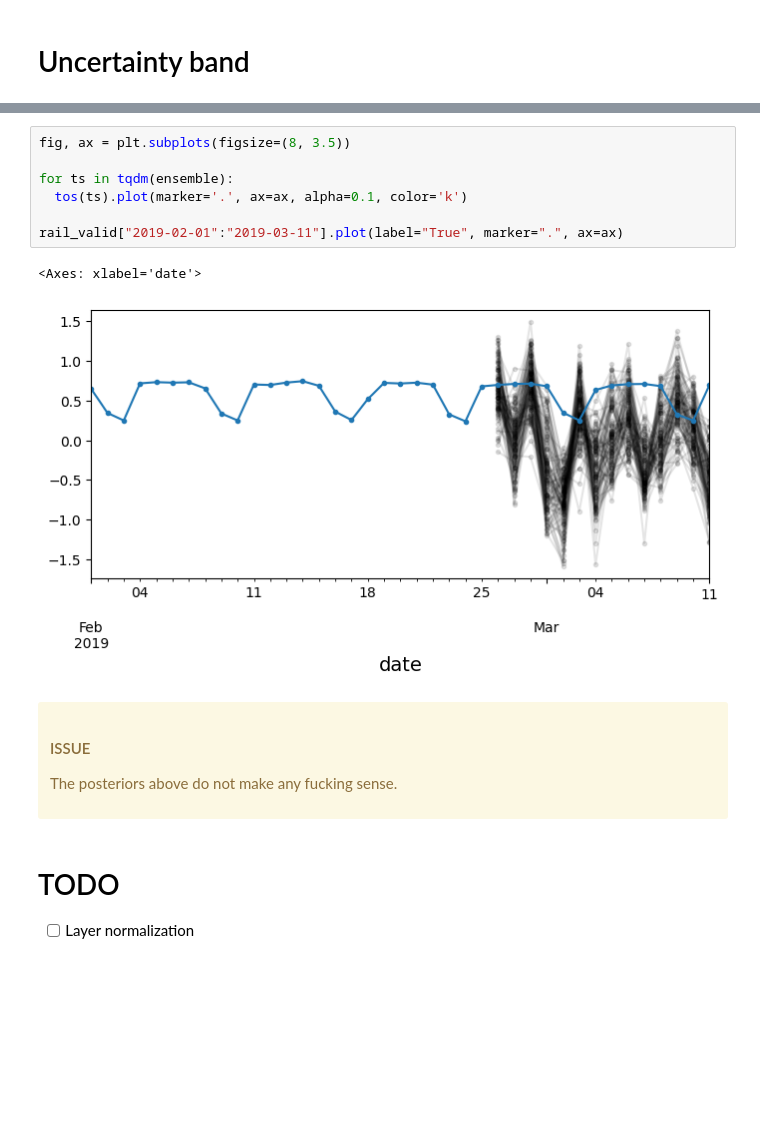
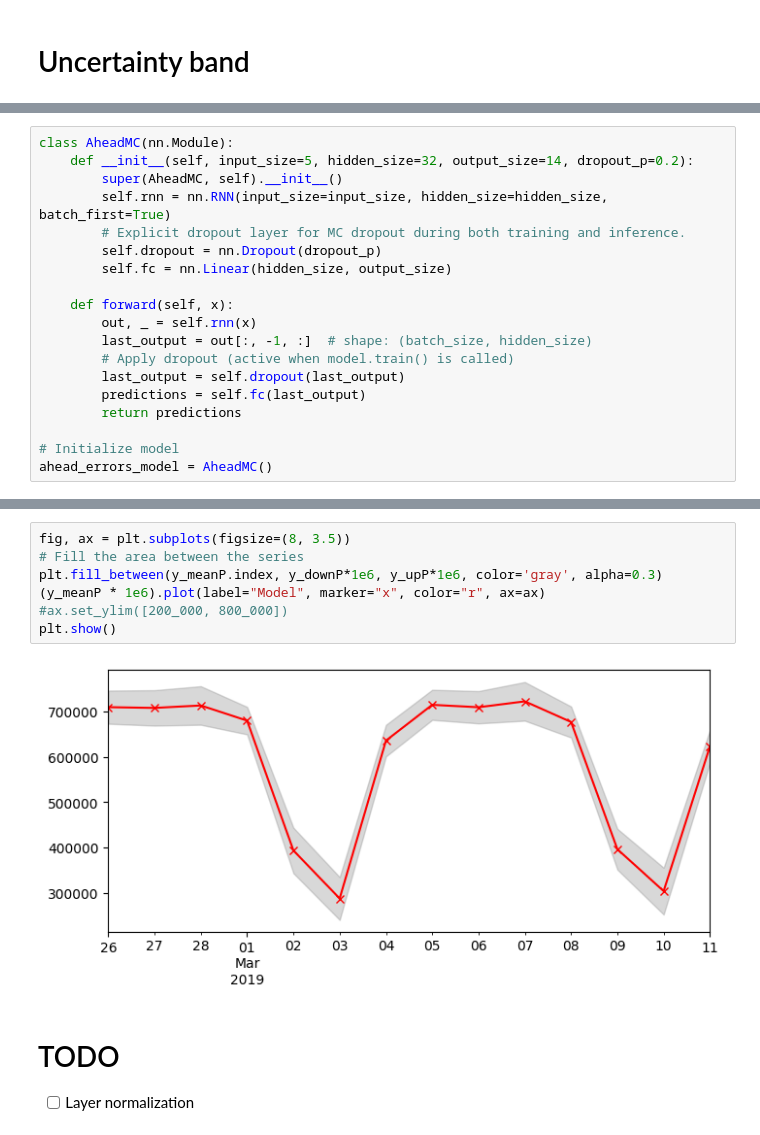
Before and after one commit to rsnemmen/chicago-transit-forecasting, a Jupyter notebook: 3_RNN_and_more—need_NVIDIA_GPU.ipynb, the cells around one changed output, grey strips where cells are left out. Cells and saved outputs as stored; diff of their text form; blank space fills up the shorter version.

```diff
--- a/3_RNN_and_more—need_NVIDIA_GPU.ipynb
+++ b/3_RNN_and_more—need_NVIDIA_GPU.ipynb
@@ -1164,0 +1068,19 @@ Here is the confidence band
+# %%
+class AheadMC(nn.Module):
+    def __init__(self, input_size=5, hidden_size=32, output_size=14, dropout_p=0.2):
+        super(AheadMC, self).__init__()
+        self.rnn = nn.RNN(input_size=input_size, hidden_size=hidden_size, batch_first=True)
+        # Explicit dropout layer for MC dropout during both training and inference.
+        self.dropout = nn.Dropout(dropout_p)
+        self.fc = nn.Linear(hidden_size, output_size)
+
+    def forward(self, x):
+        out, _ = self.rnn(x)
+        last_output = out[:, -1, :]  # shape: (batch_size, hidden_size)
+        # Apply dropout (active when model.train() is called)
+        last_output = self.dropout(last_output)
+        predictions = self.fc(last_output)
+        return predictions
+
+# Initialize model
+ahead_errors_model = AheadMC()
@@ -1178,17 +1120,12 @@ plt.legend()
-# %%
-fig, ax = plt.subplots(figsize=(8, 3.5))
-
-for ts in tqdm(ensemble):
-  tos(ts).plot(marker='.', ax=ax, alpha=0.1, color='k')
-
-rail_valid["2019-02-01":"2019-03-11"].plot(label="True", marker=".", ax=ax)
-# %% [output]
-<Axes: xlabel='date'>
-[figure, removed]
-# %% [markdown]
-<div class="alert alert-warning"><h4>ISSUE</h4><p>
-The posteriors above do not make any fucking sense.
-</p></div>
+# %%
+fig, ax = plt.subplots(figsize=(8, 3.5))
+# Fill the area between the series
+plt.fill_between(y_meanP.index, y_downP*1e6, y_upP*1e6, color='gray', alpha=0.3)
+(y_meanP * 1e6).plot(label="Model", marker="x", color="r", ax=ax)
+#ax.set_ylim([200_000, 800_000])
+plt.show()
+# %% [output]
+[figure, added]
 # %% [markdown]
 # TODO
 
```
Also changed, not shown: parts of 31 cells of this notebook.
